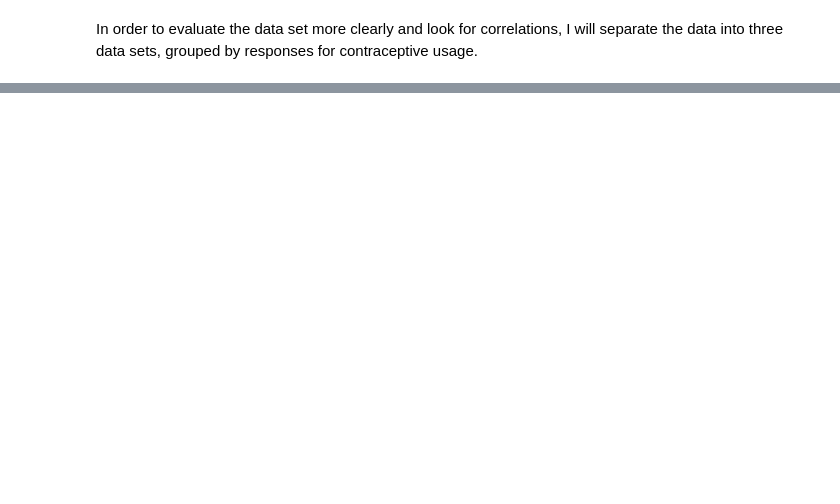
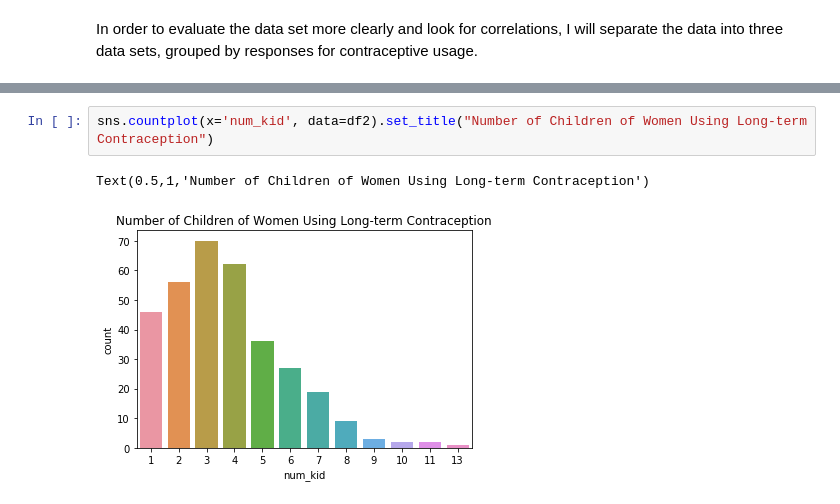
Before and after one commit to serfsup/thinkful-fundamentals_capstone_contraception, a Jupyter notebook: Thinkful Fundamentals Contraception Capstone.ipynb, the cells around one changed output, grey strips where cells are left out. Saved outputs shown, nothing was run; the diff lists cells and outputs as text; blank space fills up the shorter version.

```diff
--- a/Thinkful Fundamentals Contraception Capstone.ipynb
+++ b/Thinkful Fundamentals Contraception Capstone.ipynb
@@ -107,0 +166,5 @@ df3.describe()
+# %%
+sns.countplot(x='num_kid', data=df2).set_title("Number of Children of Women Using Long-term Contraception")
+# %% [output]
+Text(0.5,1,'Number of Children of Women Using Long-term Contraception')
+[figure, added]
```
Also changed, not shown: parts of 16 cells of this notebook.
